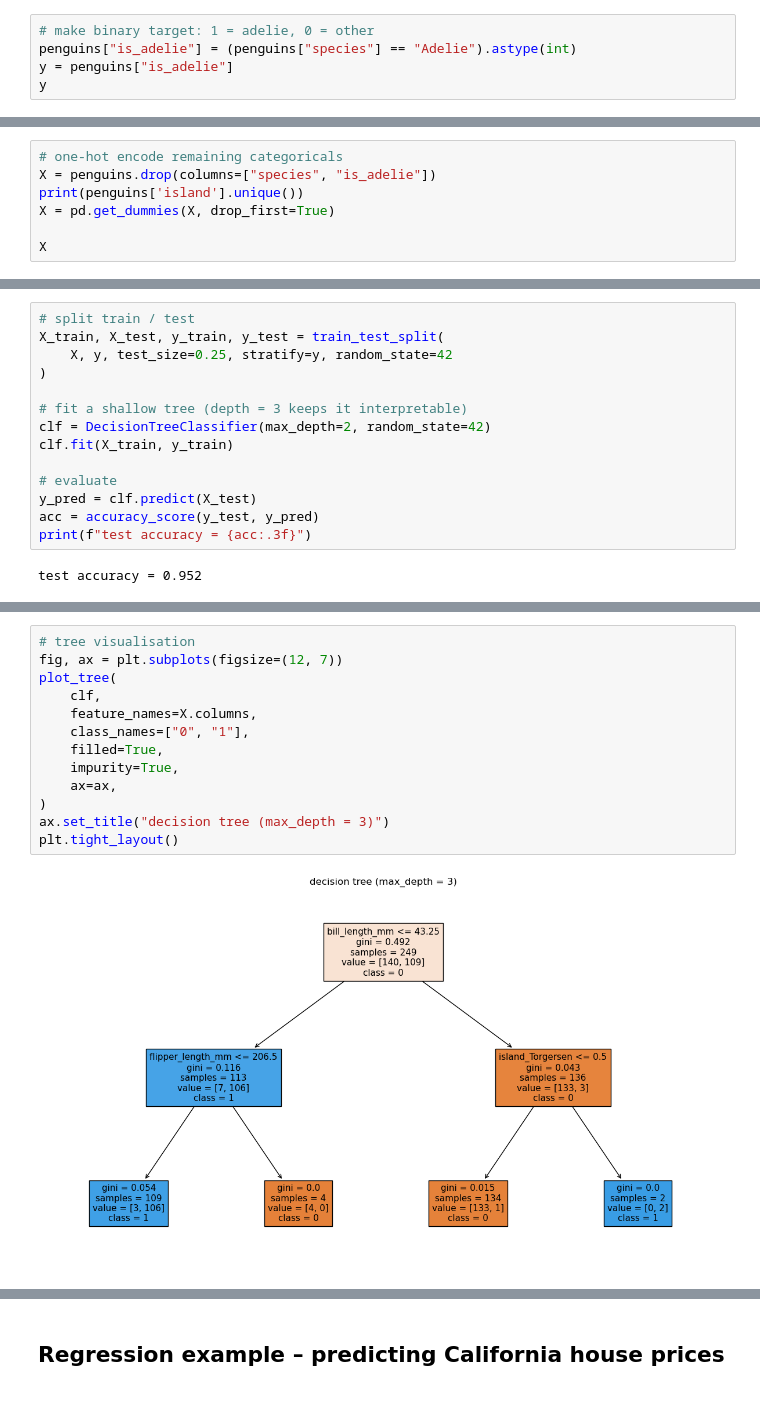
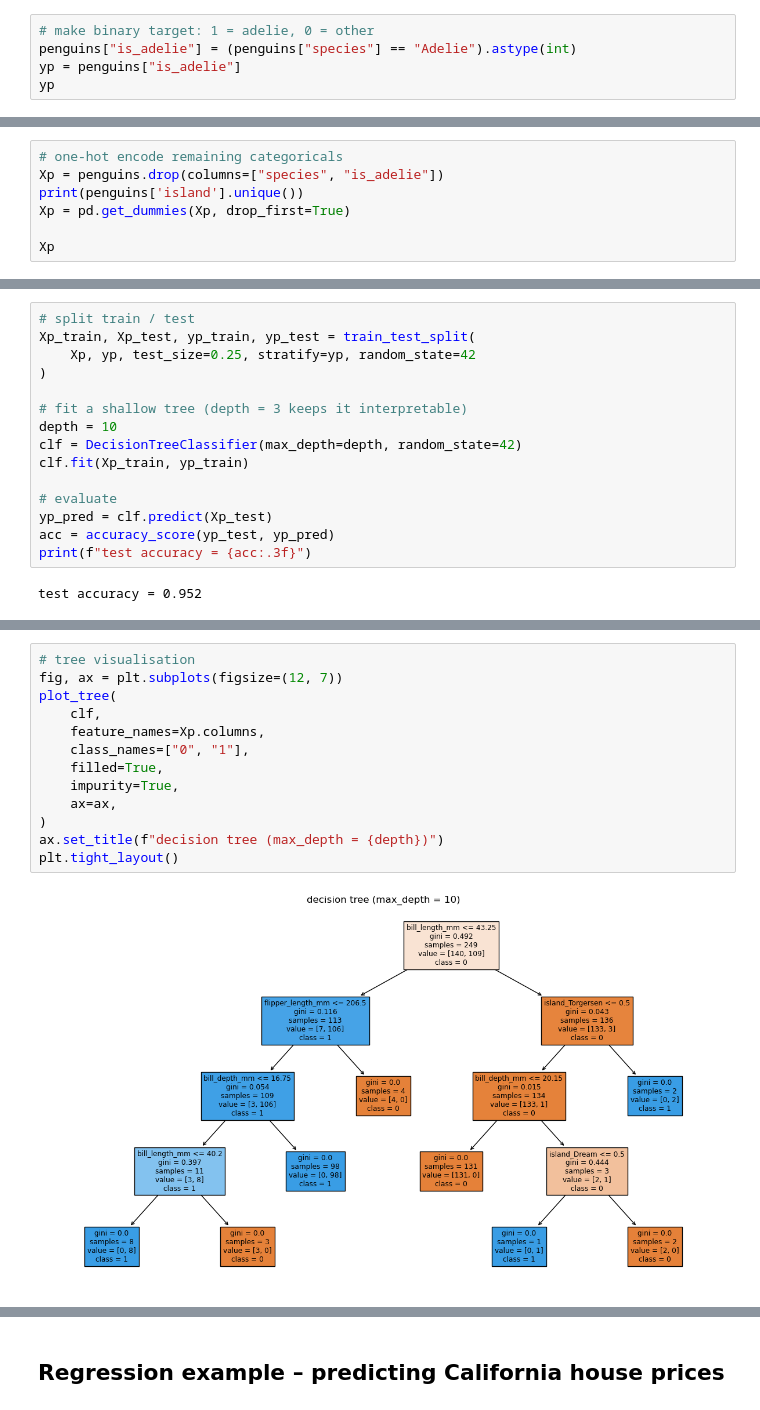
Before and after one commit to erezfeuer/data-science, a Jupyter notebook: tirgul/tirgul_10/tirgul_10.ipynb, the cells around one changed output, grey strips where cells are left out. Cells and saved outputs as stored; diff of their text form.

```diff
--- a/tirgul/tirgul_10/tirgul_10.ipynb
+++ b/tirgul/tirgul_10/tirgul_10.ipynb
@@ -43,8 +45,8 @@ penguins
 # %%
 # make binary target: 1 = adelie, 0 = other
 penguins["is_adelie"] = (penguins["species"] == "Adelie").astype(int)
-y = penguins["is_adelie"]
-y
+yp = penguins["is_adelie"]
+yp
 # %% [output]
 0      1
 1      1
@@ -60,11 +62,11 @@ y
 Name: is_adelie, Length: 333, dtype: int64
 # %%
 # one-hot encode remaining categoricals
-X = penguins.drop(columns=["species", "is_adelie"])
+Xp = penguins.drop(columns=["species", "is_adelie"])
 print(penguins['island'].unique())
-X = pd.get_dummies(X, drop_first=True)
+Xp = pd.get_dummies(Xp, drop_first=True)
 
-X
+Xp
 # %% [output]
 ['Torgersen' 'Biscoe' 'Dream']
 |  | bill_length_mm | bill_depth_mm | flipper_length_mm | body_mass_g | island_Dream | island_Torgersen | ... |
@@ -85,16 +87,17 @@ Note that originaly there are 3 islands but after applying one-hot encoding, we
 # %%
 # split train / test
-X_train, X_test, y_train, y_test = train_test_split(
-    X, y, test_size=0.25, stratify=y, random_state=42
+Xp_train, Xp_test, yp_train, yp_test = train_test_split(
+    Xp, yp, test_size=0.25, stratify=yp, random_state=42
 )
 
 # fit a shallow tree (depth = 3 keeps it interpretable)
-clf = DecisionTreeClassifier(max_depth=2, random_state=42)
-clf.fit(X_train, y_train)
+depth = 10
+clf = DecisionTreeClassifier(max_depth=depth, random_state=42)
+clf.fit(Xp_train, yp_train)
 
 # evaluate
-y_pred = clf.predict(X_test)
-acc = accuracy_score(y_test, y_pred)
+yp_pred = clf.predict(Xp_test)
+acc = accuracy_score(yp_test, yp_pred)
 print(f"test accuracy = {acc:.3f}")
 # %% [output]
 test accuracy = 0.952
@@ -112,18 +115,18 @@ Text(0.5, 1.0, 'confusion matrix')
 # %%
 # tree visualisation
 fig, ax = plt.subplots(figsize=(12, 7))
 plot_tree(
     clf,
-    feature_names=X.columns,
+    feature_names=Xp.columns,
     class_names=["0", "1"],
     filled=True,
     impurity=True,
     ax=ax,
 )
-ax.set_title("decision tree (max_depth = 3)")
+ax.set_title(f"decision tree (max_depth = {depth})")
 plt.tight_layout()
 # %% [output]
-[figure, old version]
+[figure, new version]
 # %%
 # simple 2-D scatter of test predictions for two bill metrics
 fig, ax = plt.subplots()
```
Also changed, not shown: parts of 22 cells of this notebook, 21 other files.
